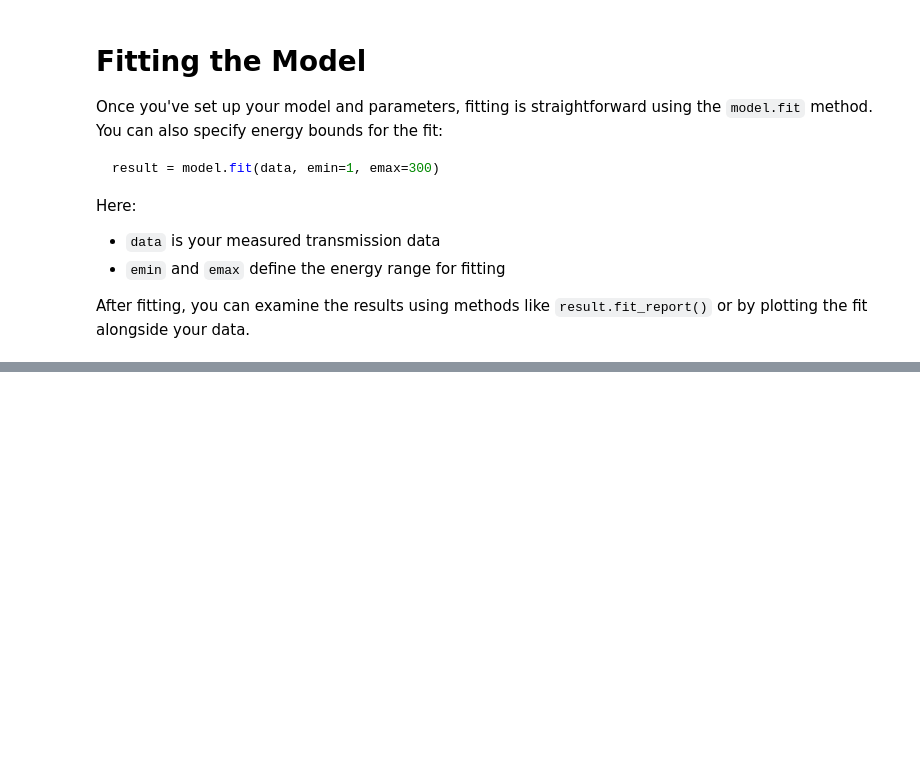
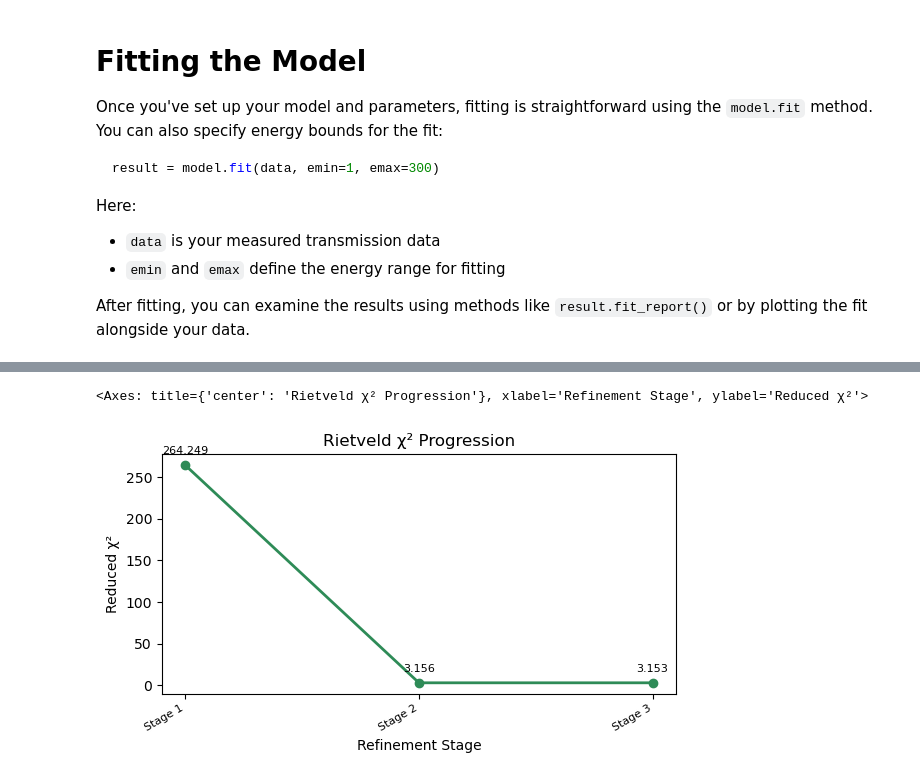
Before and after one commit to TsvikiHirsh/nres, a Jupyter notebook: notebooks/nres_demo.ipynb, the cells around one changed output, grey strips where cells are left out. Cells and saved outputs as stored; diff of their text form; code cells hidden in the pictures; blank space fills up the shorter version.

```diff
--- a/notebooks/nres_demo.ipynb
+++ b/notebooks/nres_demo.ipynb
@@ -687,0 +685,5 @@ Correlations (unreported values are < 0.100)
+# %%
+result.plot_chi2_progression()
+# %% [output]
+<Axes: title={'center': 'Rietveld χ² Progression'}, xlabel='Refinement Stage', ylabel='Reduced χ²'>
+[figure, added]
```
Also changed, not shown: parts of 15 cells of this notebook, 1 other file.
